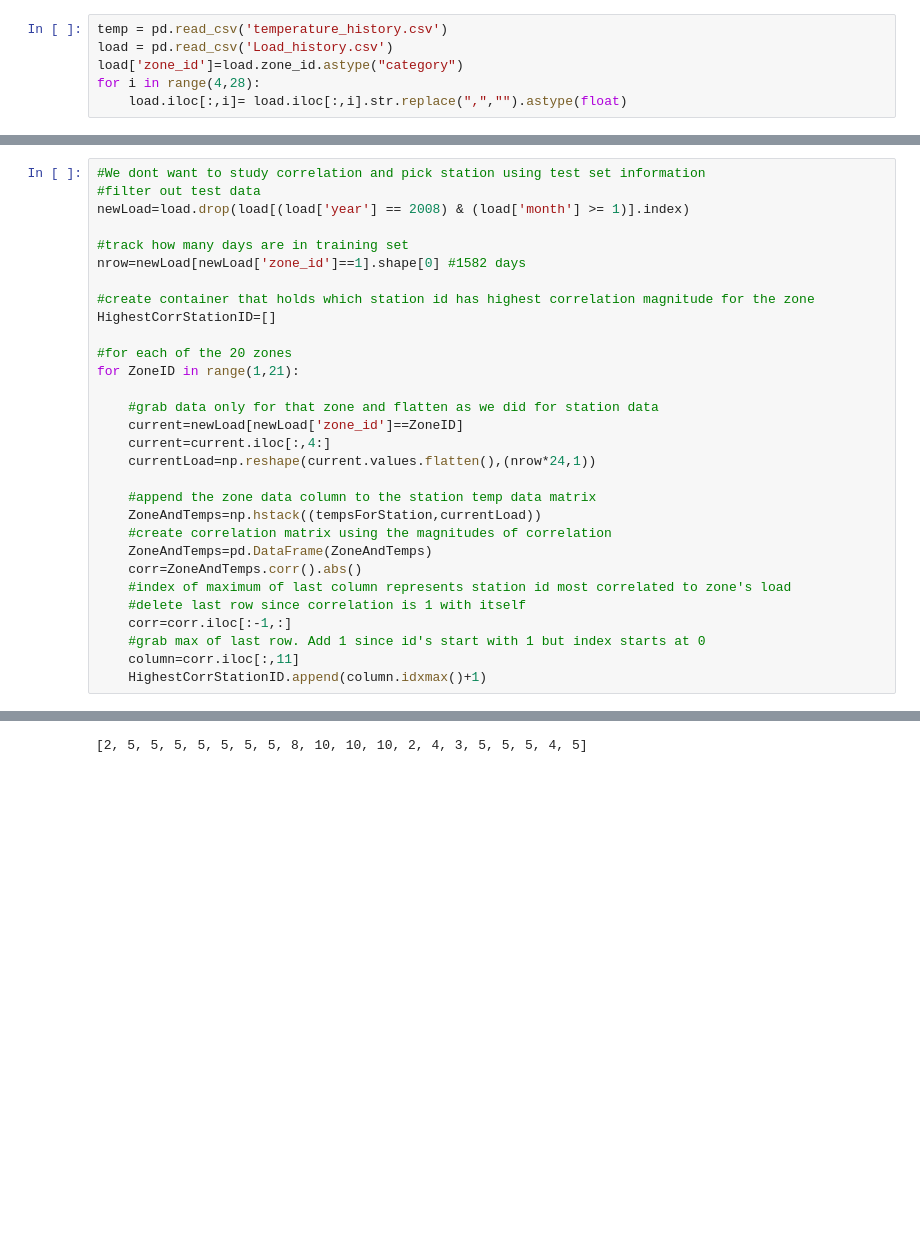
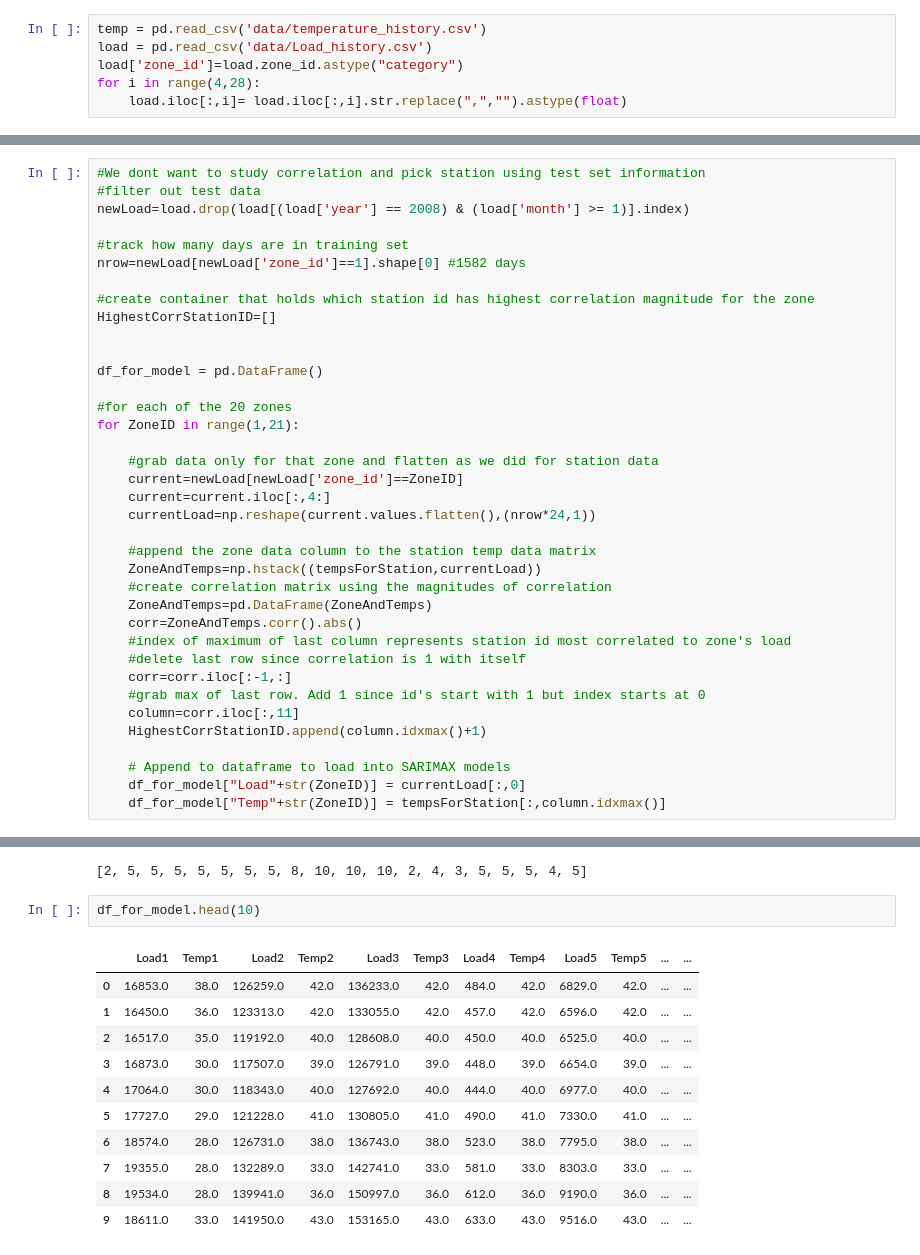
Before and after one commit to mattj949/Stats315B, a Jupyter notebook: Data_Processing.ipynb, the cells around one changed output, grey strips where cells are left out. Saved outputs shown, nothing was run; the diff lists cells and outputs as text; blank space fills up the shorter version.

Commit message:
Output new df, SARIMAX working for single load zone

```diff
--- a/Data_Processing.ipynb
+++ b/Data_Processing.ipynb
@@ -2,8 +2,8 @@
 import pandas as pd
 import numpy as np
 # %%
-temp = pd.read_csv('temperature_history.csv')
-load = pd.read_csv('Load_history.csv')
+temp = pd.read_csv('data/temperature_history.csv')
+load = pd.read_csv('data/Load_history.csv')
 load['zone_id']=load.zone_id.astype("category")
 for i in range(4,28):
     load.iloc[:,i]= load.iloc[:,i].str.replace(",","").astype(float)
@@ -92,6 +92,9 @@ nrow=newLoad[newLoad['zone_id']==1].shape[0] #1582 days
 
 #create container that holds which station id has highest correlation magnitude for the zone
 HighestCorrStationID=[]
+
+
+df_for_model = pd.DataFrame()
 
 #for each of the 20 zones
 for ZoneID in range(1,21):
@@ -112,8 +115,26 @@ for ZoneID in range(1,21):
     #grab max of last row. Add 1 since id's start with 1 but index starts at 0
     column=corr.iloc[:,11]
     HighestCorrStationID.append(column.idxmax()+1)
+
+    # Append to dataframe to load into SARIMAX models
+    df_for_model["Load"+str(ZoneID)] = currentLoad[:,0]
+    df_for_model["Temp"+str(ZoneID)] = tempsForStation[:,column.idxmax()]
 # %%
 #position in vector represents zone, value represents station id
 HighestCorrStationID
 # %% [output]
 [2, 5, 5, 5, 5, 5, 5, 5, 8, 10, 10, 10, 2, 4, 3, 5, 5, 5, 4, 5]
+# %%
+df_for_model.head(10)
+# %% [output]
+|  | Load1 | Temp1 | Load2 | Temp2 | Load3 | Temp3 | Load4 | Temp4 | Load5 | Temp5 | ... | ... |
+| 0 | 16853.0 | 38.0 | 126259.0 | 42.0 | 136233.0 | 42.0 | 484.0 | 42.0 | 6829.0 | 42.0 | ... | ... |
+| 1 | 16450.0 | 36.0 | 123313.0 | 42.0 | 133055.0 | 42.0 | 457.0 | 42.0 | 6596.0 | 42.0 | ... | ... |
+| 2 | 16517.0 | 35.0 | 119192.0 | 40.0 | 128608.0 | 40.0 | 450.0 | 40.0 | 6525.0 | 40.0 | ... | ... |
+| 3 | 16873.0 | 30.0 | 117507.0 | 39.0 | 126791.0 | 39.0 | 448.0 | 39.0 | 6654.0 | 39.0 | ... | ... |
+| 4 | 17064.0 | 30.0 | 118343.0 | 40.0 | 127692.0 | 40.0 | 444.0 | 40.0 | 6977.0 | 40.0 | ... | ... |
+| 5 | 17727.0 | 29.0 | 121228.0 | 41.0 | 130805.0 | 41.0 | 490.0 | 41.0 | 7330.0 | 41.0 | ... | ... |
+| 6 | 18574.0 | 28.0 | 126731.0 | 38.0 | 136743.0 | 38.0 | 523.0 | 38.0 | 7795.0 | 38.0 | ... | ... |
+| 7 | 19355.0 | 28.0 | 132289.0 | 33.0 | 142741.0 | 33.0 | 581.0 | 33.0 | 8303.0 | 33.0 | ... | ... |
+| 8 | 19534.0 | 28.0 | 139941.0 | 36.0 | 150997.0 | 36.0 | 612.0 | 36.0 | 9190.0 | 36.0 | ... | ... |
+| 9 | 18611.0 | 33.0 | 141950.0 | 43.0 | 153165.0 | 43.0 | 633.0 | 43.0 | 9516.0 | 43.0 | ... | ... |
```
Also changed, not shown: parts of 2 cells of this notebook, 2 other files.
